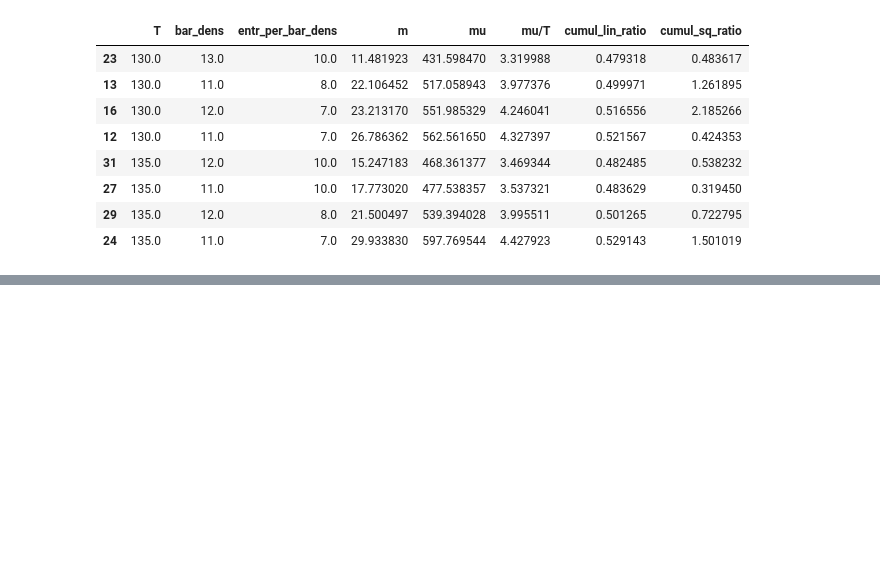
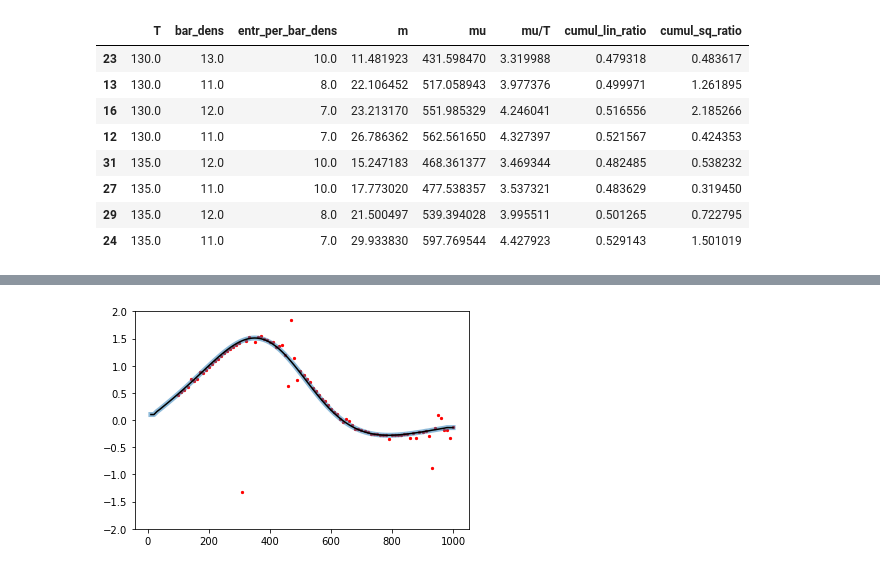
Before and after one commit to NazyS/relativistic-ISCT-EoS, a Jupyter notebook: phase_transition.ipynb, the cells around one changed output, grey strips where cells are left out. Drawn from its saved outputs; the diff is of its cells as text; code cells hidden in the pictures; blank space fills up the shorter version.

```diff
--- a/phase_transition.ipynb
+++ b/phase_transition.ipynb
@@ -325,0 +409,11 @@ plt.show()
+# %%
+plt.plot(df['mu'], [c3(mu) for mu in df['mu']], linewidth=5, alpha=0.5)
+plt.plot(
+    df['mu'],
+    eos.splined_cumul_per_vol(3, 0, T, df['mu'], 0, splinedata=(df['mu'], df['p'])), c='k'
+)
+plt.scatter(df['mu'], df['k3_per_V'], s=5, c='r')
+plt.ylim(-2, 2)
+plt.show()
+# %% [output]
+[figure, added]
```
Also changed, not shown: parts of 35 cells of this notebook.
